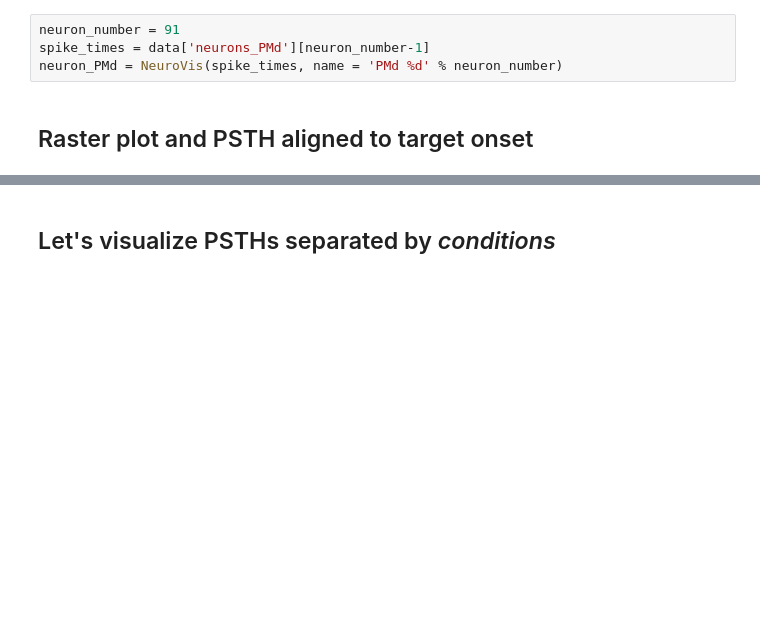
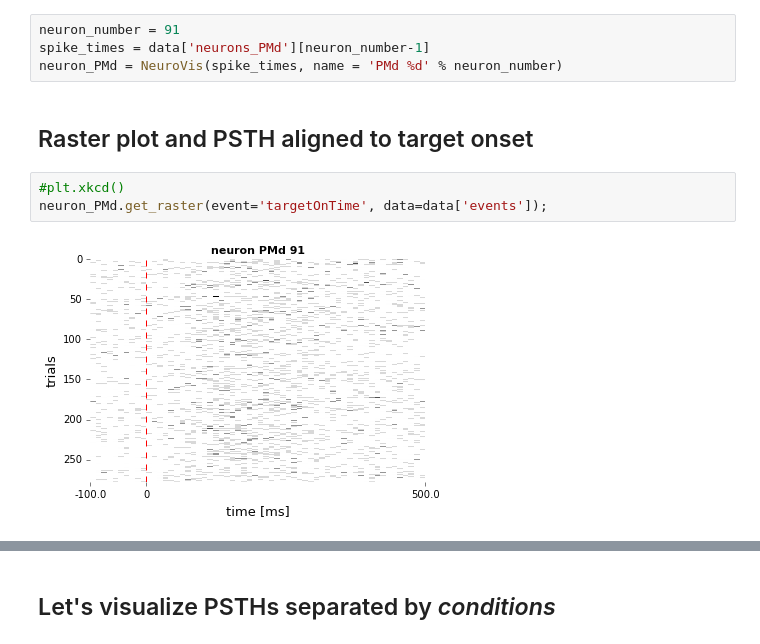
Before and after one commit to KordingLab/spykes, a Jupyter notebook: notebooks_examples/reaching_dataset_example.ipynb, the cells around one changed output, grey strips where cells are left out. Cells and saved outputs as stored; diff of their text form; blank space fills up the shorter version.

```diff
--- a/notebooks_examples/reaching_dataset_example.ipynb
+++ b/notebooks_examples/reaching_dataset_example.ipynb
@@ -38,4 +38,9 @@ spike_times = data['neurons_PMd'][neuron_number-1]
 neuron_PMd = NeuroVis(spike_times, name = 'PMd %d' % neuron_number)
 # %% [markdown]
 ## Raster plot and PSTH aligned to target onset
+# %%
+#plt.xkcd()
+neuron_PMd.get_raster(event='targetOnTime', data=data['events']);
+# %% [output]
+[figure, added]
 # %%
```
Also changed, not shown: parts of 28 cells of this notebook, 5 other files.
